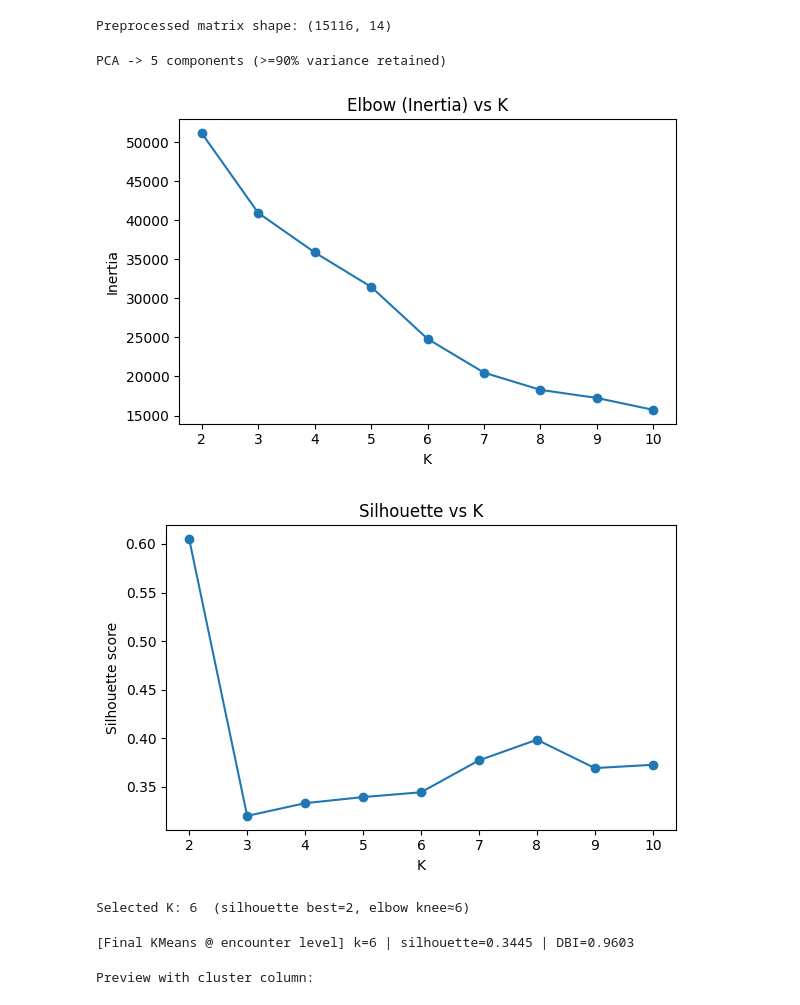
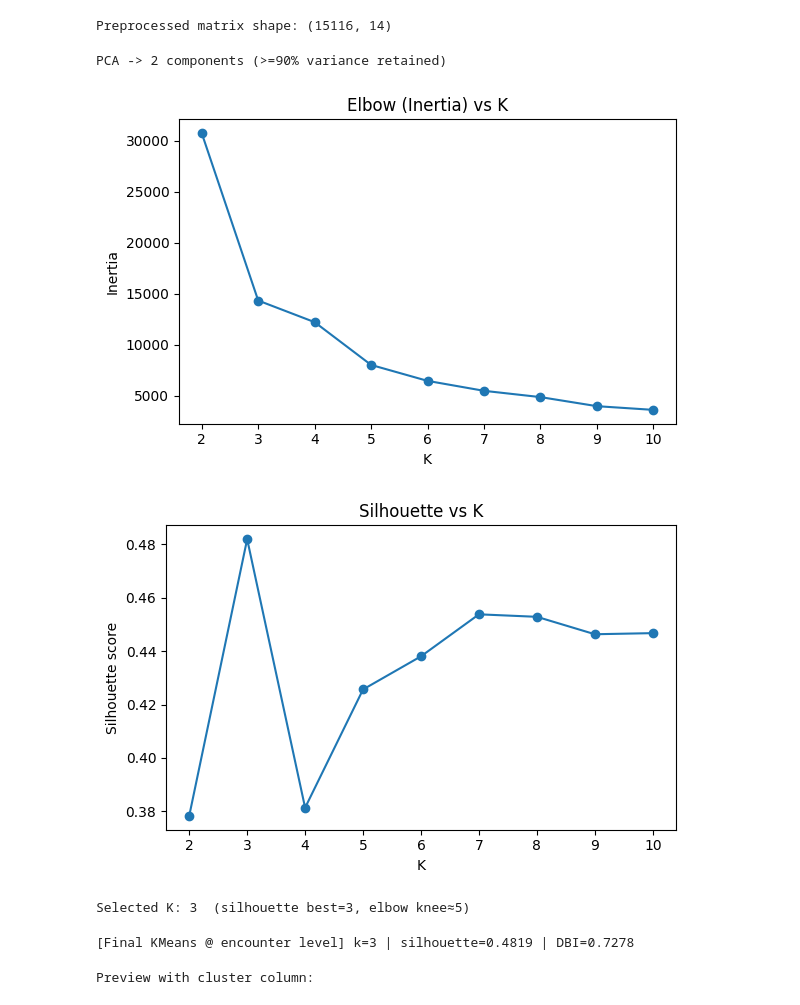
Before and after one commit to Grai-matter-org/progress, a Jupyter notebook: EncounterLevel clustering.ipynb, the cells around one changed output. Drawn from its saved outputs; the diff is of its cells as text; code cells hidden in the pictures.

```diff
--- a/EncounterLevel clustering.ipynb
+++ b/EncounterLevel clustering.ipynb
@@ -16,7 +17,7 @@ from sklearn.metrics import silhouette_score, davies_bouldin_score
 # -----------------------------
 # 0) Config
 # -----------------------------
-DATA_PATH = "/Users/kolwu/Downloads/patient_features_final_with_past.csv"
+DATA_PATH = "patient_features_final_with_past.csv"
 
 # Features to use for encounter-level clustering
 CAT_COLS = ["PATIENT_SEX", "PATIENT_RACE_ETHNICITY"]
@@ -89,11 +108,11 @@ Preprocessed matrix shape: (15116, 14)
 # -----------------------------
 # 3) PCA (retain ≥ 90% of variance)
 # -----------------------------
-pca = PCA(n_components=0.90, random_state=42)
+pca = PCA(n_components=2)
 X_pca = pca.fit_transform(X_pre)
 print(f"PCA -> {X_pca.shape[1]} components (>=90% variance retained)")
 # %% [output]
-PCA -> 5 components (>=90% variance retained)
+PCA -> 2 components (>=90% variance retained)
 # %%
 # -----------------------------
 # 4) Choose K (silhouette + elbow)
@@ -107,11 +126,12 @@ MANUAL_K = None  # or e.g., 6
 K_RANGE = range(2, 11)
 inertias, sils = [], []
 
-for k in K_RANGE:
-    km = KMeans(n_clusters=k, random_state=42, n_init="auto")
-    labels_k = km.fit_predict(X_pca)
-    inertias.append(km.inertia_)
-    sils.append(silhouette_score(X_pca, labels_k))
+if MANUAL_K is not None:
+    for k in K_RANGE:
+        km = KMeans(n_clusters=k, random_state=42, n_init="auto")
+        labels_k = km.fit_predict(X_pca)
+        inertias.append(km.inertia_)
+        sils.append(silhouette_score(X_pca, labels_k))
 
 plt.figure(figsize=(6,4))
 plt.plot(list(K_RANGE), inertias, marker="o")
@@ -127,36 +147,36 @@ plt.tight_layout(); plt.show()
 
 def knee_by_curvature(xs, ys):
     """
     A small helper to approximate the 'knee' on the elbow curve
     using maximum second finite difference after K>=3.
     """
     xs = np.array(list(xs))
     ys = np.array(ys, dtype=float)
     if len(xs) < 3:
         return xs[0]
     # second finite differences (discrete curvature proxy)
     d2 = np.diff(ys, n=2)
     # align indices: d2 corresponds to xs[0+2..]
     idx = np.argmax(-d2) + 2  # negative because inertia decreases; large negative d2 = strong knee
     return int(xs[idx])
 
 if MANUAL_K is None:
     k_sil = list(K_RANGE)[int(np.argmax(sils))]
     k_elbow = knee_by_curvature(K_RANGE, inertias)
     # Heuristic: prefer elbow when silhouette's global max is at 2
     # but an elbow exists at >=3; otherwise use silhouette's best.
     if k_sil == 2 and k_elbow >= 3:
         best_k = k_elbow
     else:
         best_k = k_sil
 else:
     best_k = int(MANUAL_K)
 
 print(f"Selected K: {best_k}  (silhouette best={k_sil}, elbow knee≈{k_elbow})")
 # %% [output]
-[figure, old version]
+[figure, new version]
-[figure, old version]
+[figure, new version]
-Selected K: 6  (silhouette best=2, elbow knee≈6)
+Selected K: 3  (silhouette best=3, elbow knee≈5)
 # %%
 # -----------------------------
 # 5) Final KMeans fit at encounter level
@@ -168,7 +188,7 @@ sil = silhouette_score(X_pca, enc_labels)
 dbi = davies_bouldin_score(X_pca, enc_labels)
 print(f"[Final KMeans @ encounter level] k={best_k} | silhouette={sil:.4f} | DBI={dbi:.4f}")
 # %% [output]
-[Final KMeans @ encounter level] k=6 | silhouette=0.3445 | DBI=0.9603
+[Final KMeans @ encounter level] k=3 | silhouette=0.4819 | DBI=0.7278
 # %%
 # -----------------------------
 # 6) Append cluster labels back to the original dataframe
```
Also changed, not shown: parts of 8 cells of this notebook, 16 other files.
